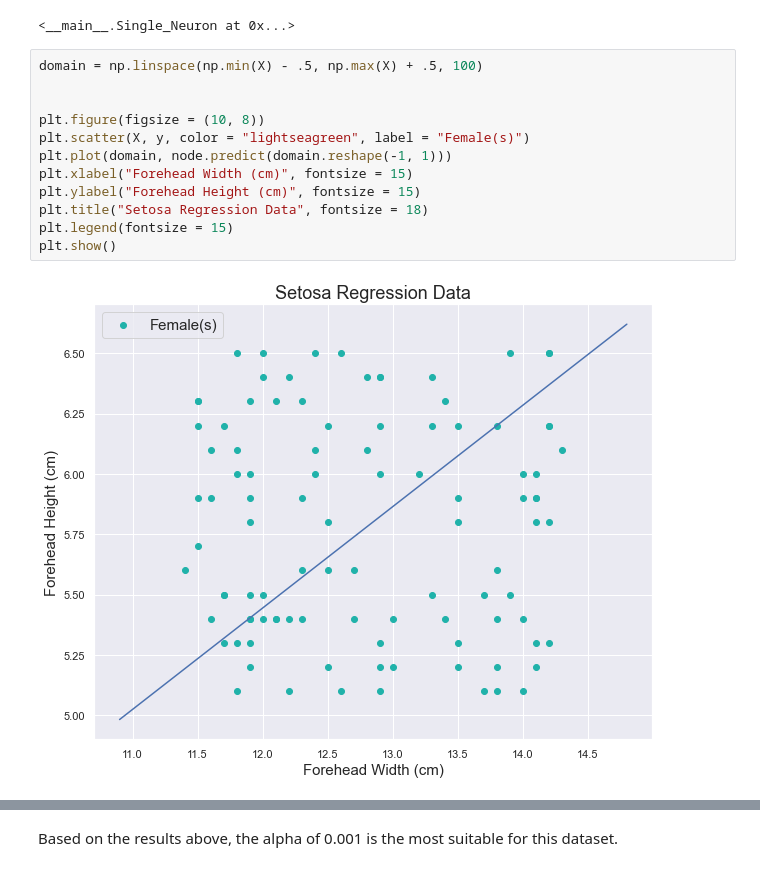
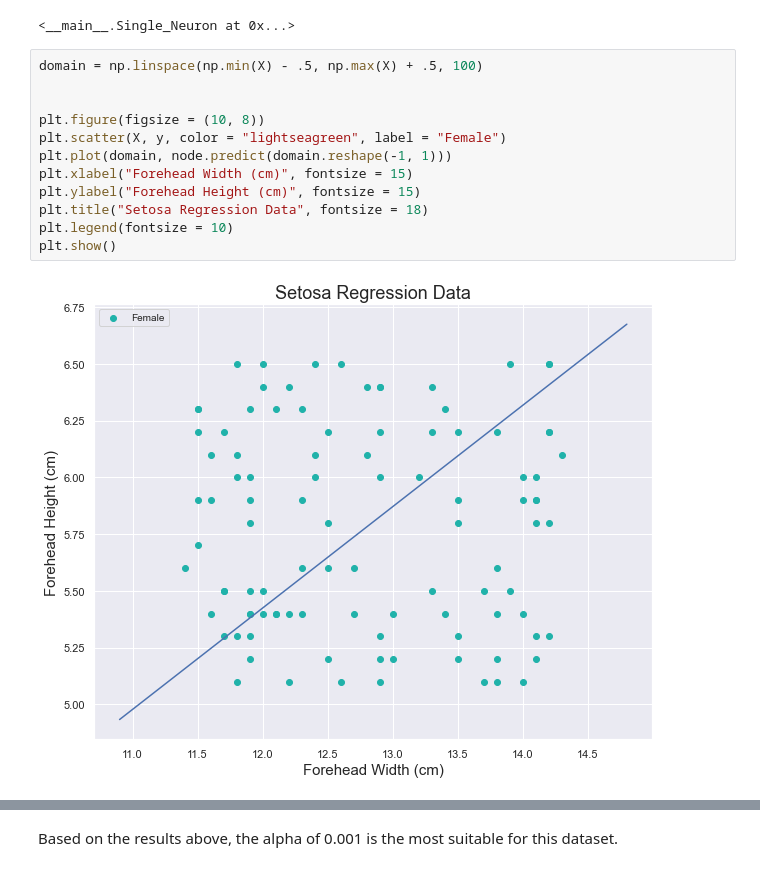
Before and after one commit to rjxgonzalez/INDE_577_Data-Science-and-Machine-Learning-, a Jupyter notebook: Supervised Learning/Regression/Linear Regression/Linear Regression.ipynb, the cells around one changed output, grey strips where cells are left out. Cells and saved outputs as stored; diff of their text form.

```diff
--- a/Supervised Learning/Regression/Linear Regression/Linear Regression.ipynb
+++ b/Supervised Learning/Regression/Linear Regression/Linear Regression.ipynb
@@ -123,17 +123,17 @@ node.train(X, y, alpha = 0.0001, epochs = 5)
 # %%
 domain = np.linspace(np.min(X) - .5, np.max(X) + .5, 100)
 
 
 plt.figure(figsize = (10, 8))
-plt.scatter(X, y, color = "lightseagreen", label = "Female(s)")
+plt.scatter(X, y, color = "lightseagreen", label = "Female")
 plt.plot(domain, node.predict(domain.reshape(-1, 1)))
 plt.xlabel("Forehead Width (cm)", fontsize = 15)
 plt.ylabel("Forehead Height (cm)", fontsize = 15)
 plt.title("Setosa Regression Data", fontsize = 18)
-plt.legend(fontsize = 15)
+plt.legend(fontsize = 10)
 plt.show()
 # %% [output]
-[figure, old version]
+[figure, new version]
 # %%
 plt.figure(figsize = (10, 8))
 plt.plot(range(1, len(node.errors_) + 1),
```
Also changed, not shown: parts of 4 cells of this notebook.
